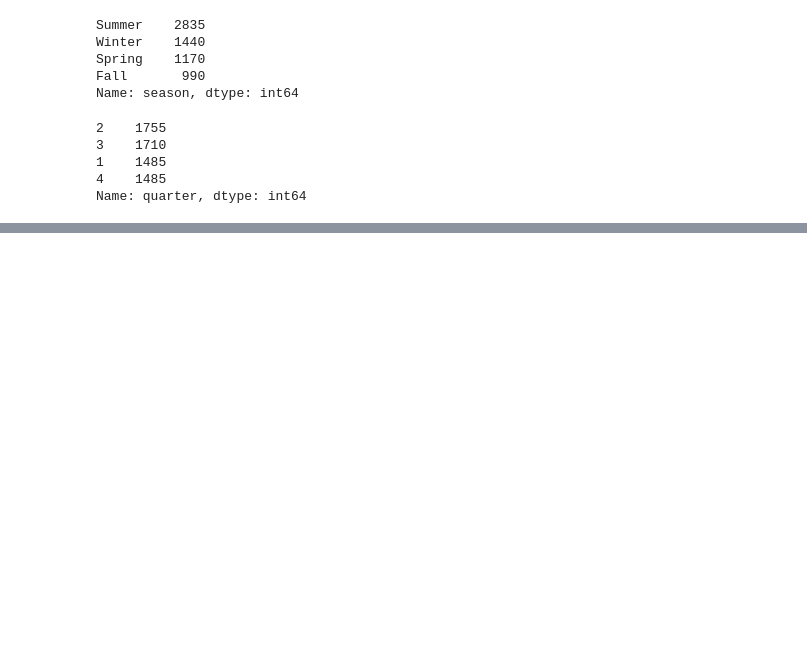
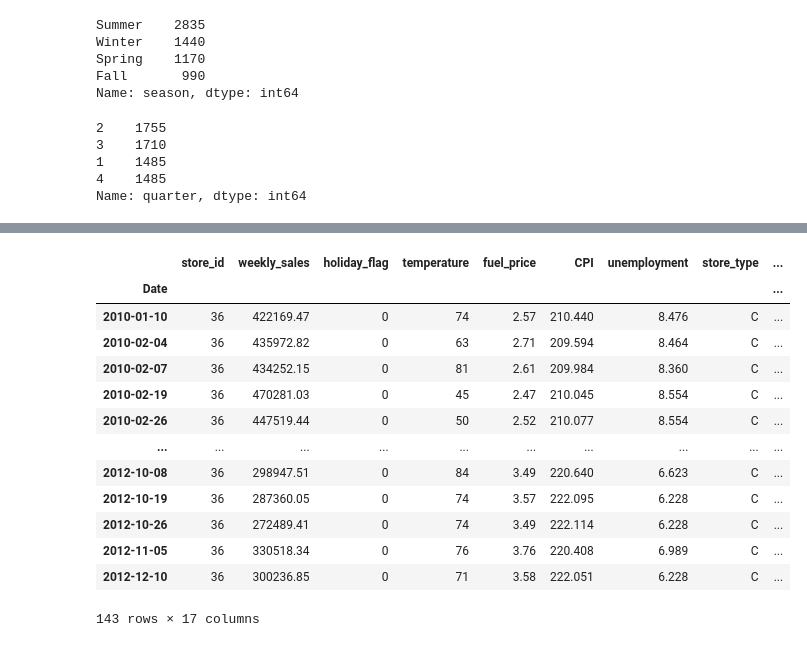
Before and after one commit to Attention-Walmart-Shoppers/capstone, a Jupyter notebook: Tasha Initial Notebook.ipynb, the cells around one changed output, grey strips where cells are left out. Drawn from its saved outputs; the diff is of its cells as text; code cells hidden in the pictures; blank space fills up the shorter version.

```diff
--- a/Tasha Initial Notebook.ipynb
+++ b/Tasha Initial Notebook.ipynb
@@ -172,0 +186,21 @@ num_col = joined.select_dtypes(include='number').columns
+# %%
+#correct outlier store_types
+df.loc[df['store_id'] == 3].replace({'B':'C'})
+df.loc[df['store_id'] == 5].replace({'B':'C'})
+df.loc[df['store_id'] == 33].replace({'A':'C'})
+df.loc[df['store_id'] == 36].replace({'A':'C'})
+# %% [output]
+|  | store_id | weekly_sales | holiday_flag | temperature | fuel_price | CPI | unemployment | store_type | ... |
+| Date |  |  |  |  |  |  |  |  | ... |
+| 2010-01-10 | 36 | 422169.47 | 0 | 74 | 2.57 | 210.440 | 8.476 | C | ... |
+| 2010-02-04 | 36 | 435972.82 | 0 | 63 | 2.71 | 209.594 | 8.464 | C | ... |
+| 2010-02-07 | 36 | 434252.15 | 0 | 81 | 2.61 | 209.984 | 8.360 | C | ... |
+| 2010-02-19 | 36 | 470281.03 | 0 | 45 | 2.47 | 210.045 | 8.554 | C | ... |
+| 2010-02-26 | 36 | 447519.44 | 0 | 50 | 2.52 | 210.077 | 8.554 | C | ... |
+| ... | ... | ... | ... | ... | ... | ... | ... | ... | ... |
+| 2012-10-08 | 36 | 298947.51 | 0 | 84 | 3.49 | 220.640 | 6.623 | C | ... |
+| 2012-10-19 | 36 | 287360.05 | 0 | 74 | 3.57 | 222.095 | 6.228 | C | ... |
+| 2012-10-26 | 36 | 272489.41 | 0 | 74 | 3.49 | 222.114 | 6.228 | C | ... |
+| 2012-11-05 | 36 | 330518.34 | 0 | 76 | 3.76 | 220.408 | 6.989 | C | ... |
+| 2012-12-10 | 36 | 300236.85 | 0 | 71 | 3.58 | 222.051 | 6.228 | C | ... |
+143 rows × 17 columns
```
Also changed, not shown: parts of 15 cells of this notebook.
